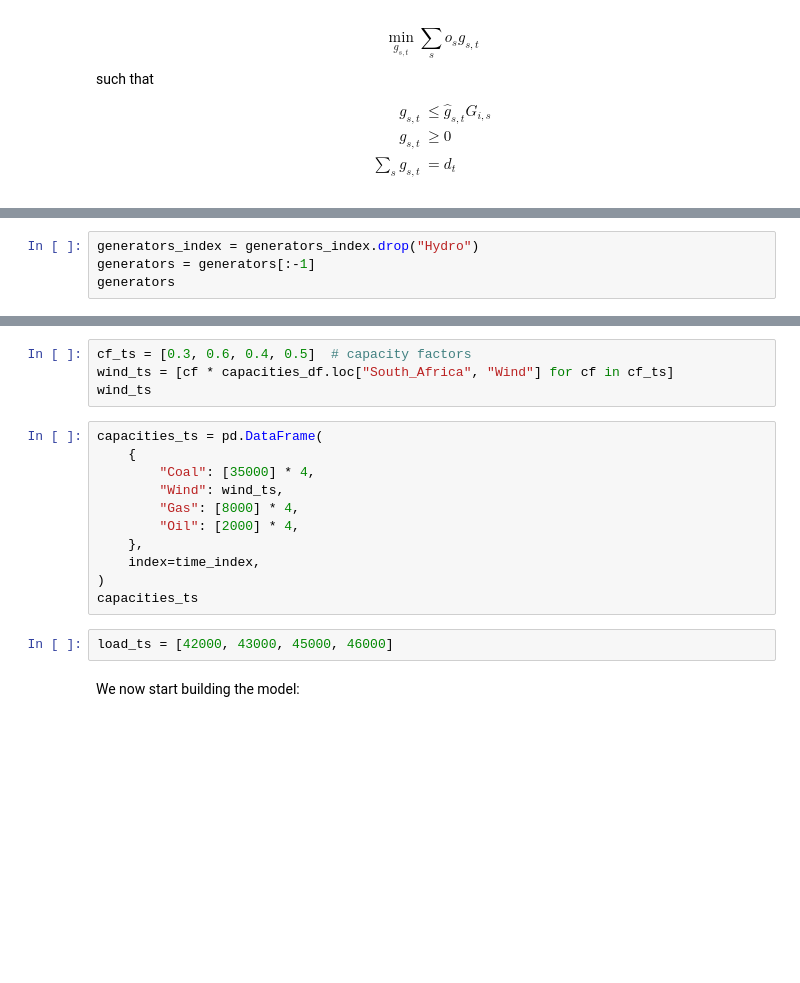
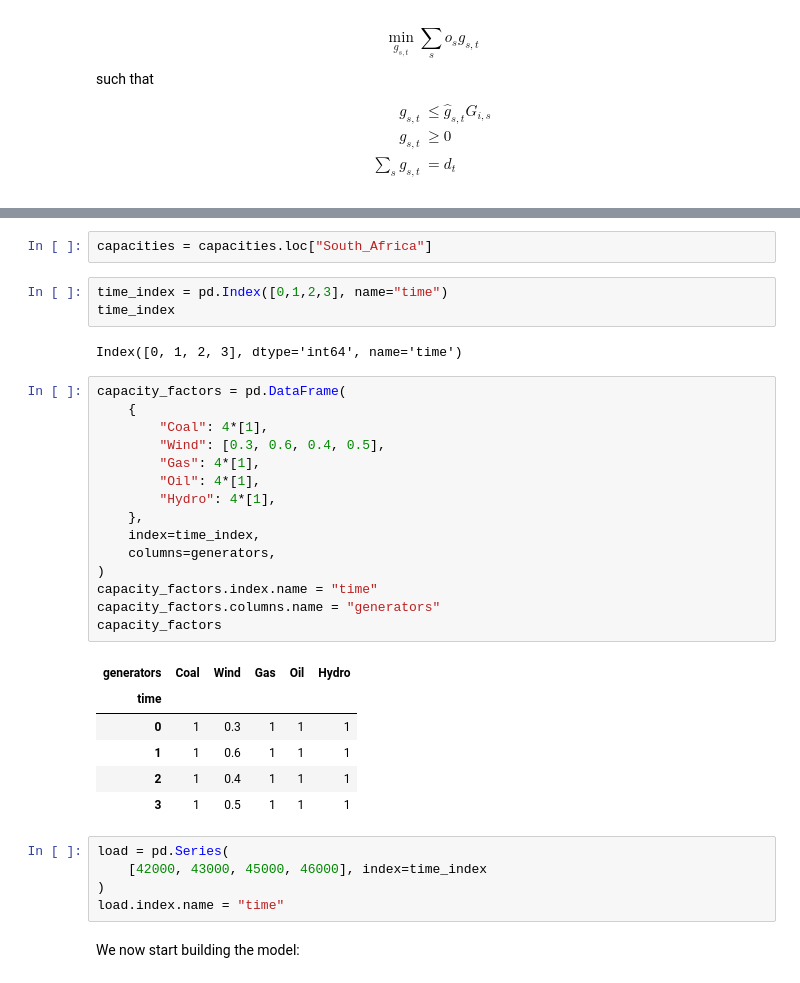
Before and after one commit to fneum/data-science-for-esm, a Jupyter notebook: data-science-for-esm/14-workshop-linopy.ipynb, the cells around one changed output, grey strips where cells are left out. Drawn from its saved outputs; the diff is of its cells as text; blank space fills up the shorter version.

```diff
--- a/data-science-for-esm/14-workshop-linopy.ipynb
+++ b/data-science-for-esm/14-workshop-linopy.ipynb
@@ -362,4 +713,0 @@ We are given the following data as before, just dropiing Hydro (all in MW):
-# %%
-generators_index = generators_index.drop("Hydro")
-generators = generators[:-1]
-generators
@@ -373,20 +714,37 @@ marginal_series
-# %%
-cf_ts = [0.3, 0.6, 0.4, 0.5]  # capacity factors
-wind_ts = [cf * capacities_df.loc["South_Africa", "Wind"] for cf in cf_ts]
-wind_ts
-# %%
-capacities_ts = pd.DataFrame(
-    {
-        "Coal": [35000] * 4,
-        "Wind": wind_ts,
-        "Gas": [8000] * 4,
-        "Oil": [2000] * 4,
-    },
-    index=time_index,
-)
-capacities_ts
-# %%
-load_ts = [42000, 43000, 45000, 46000]
+# %%
+capacities = capacities.loc["South_Africa"]
+# %%
+time_index = pd.Index([0,1,2,3], name="time")
+time_index
+# %% [output]
+Index([0, 1, 2, 3], dtype='int64', name='time')
+# %%
+capacity_factors = pd.DataFrame(
+    {
+        "Coal": 4*[1],
+        "Wind": [0.3, 0.6, 0.4, 0.5],
+        "Gas": 4*[1],
+        "Oil": 4*[1],
+        "Hydro": 4*[1],
+    },
+    index=time_index,
+    columns=generators,
+)
+capacity_factors.index.name = "time"
+capacity_factors.columns.name = "generators"
+capacity_factors
+# %% [output]
+| generators | Coal | Wind | Gas | Oil | Hydro |
+| time |  |  |  |  |  |
+| 0 | 1 | 0.3 | 1 | 1 | 1 |
+| 1 | 1 | 0.6 | 1 | 1 | 1 |
+| 2 | 1 | 0.4 | 1 | 1 | 1 |
+| 3 | 1 | 0.5 | 1 | 1 | 1 |
+# %%
+load = pd.Series(
+    [42000, 43000, 45000, 46000], index=time_index
+)
+load.index.name = "time"
 # %% [markdown]
 We now start building the model:
 # %%
```
Also changed, not shown: parts of 97 cells of this notebook, 1 other file.
